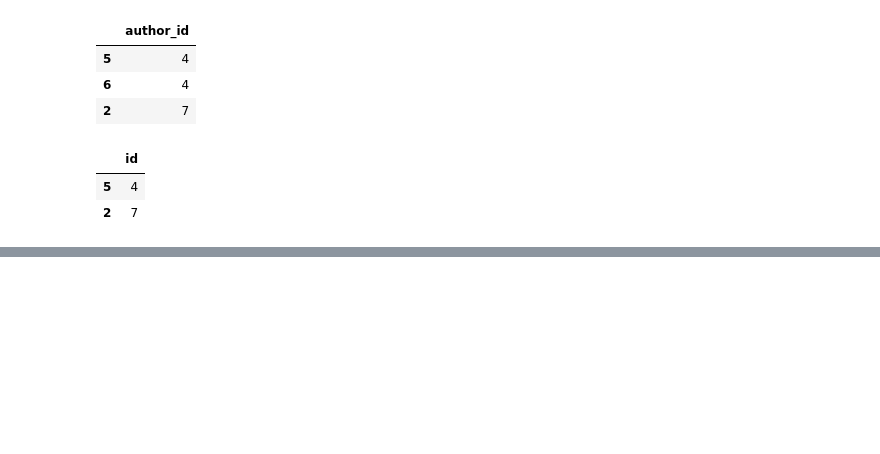
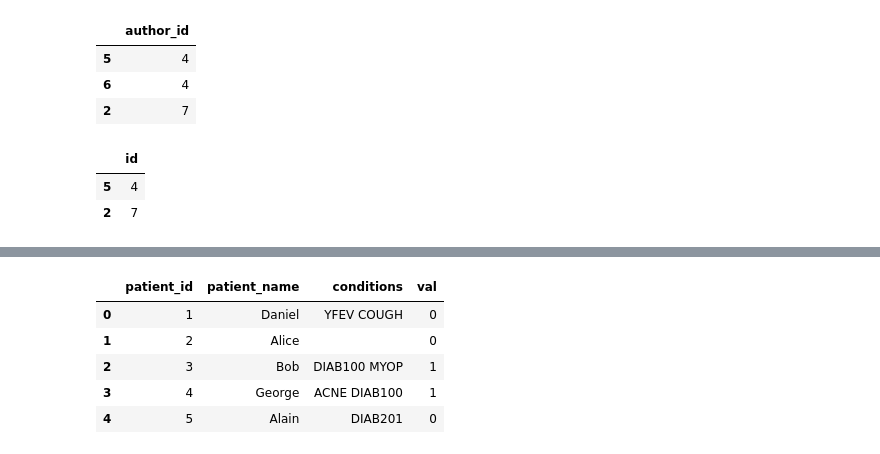
Before and after one commit to omprakashselvaraj/Pandas-Exercise, a Jupyter notebook: Pandas_Exercise.ipynb, the cells around one changed output, grey strips where cells are left out. Saved outputs shown, nothing was run; the diff lists cells and outputs as text; code cells hidden in the pictures; blank space fills up the shorter version.

```diff
--- a/Pandas_Exercise.ipynb
+++ b/Pandas_Exercise.ipynb
@@ -403,0 +457,10 @@ views
+# %%
+data = {
+    'patient_id': [1, 2, 3, 4, 5],
+    'patient_name': ['Daniel', 'Alice', 'Bob', 'George', 'Alain'],
+    'conditions': ['YFEV COUGH', '', 'DIAB100 MYOP', 'ACNE DIAB100', 'DIAB201']
+}
+
+# Create the pandas DataFrame
+patients = pd.DataFrame(data)
+patients
@@ -403,0 +474,17 @@ views
+# %%
+def find_diab(x):
+  x = x.split(" ")
+  for i in x:
+    if i.startswith("DIAB1"):
+      return 1
+  return 0
+# %%
+patients['val'] = patients['conditions'].apply(find_diab)
+patients
+# %% [output]
+|  | patient_id | patient_name | conditions | val |
+| 0 | 1 | Daniel | YFEV COUGH | 0 |
+| 1 | 2 | Alice |  | 0 |
+| 2 | 3 | Bob | DIAB100 MYOP | 1 |
+| 3 | 4 | George | ACNE DIAB100 | 1 |
+| 4 | 5 | Alain | DIAB201 | 0 |
```
Also changed, not shown: parts of 28 cells of this notebook.
